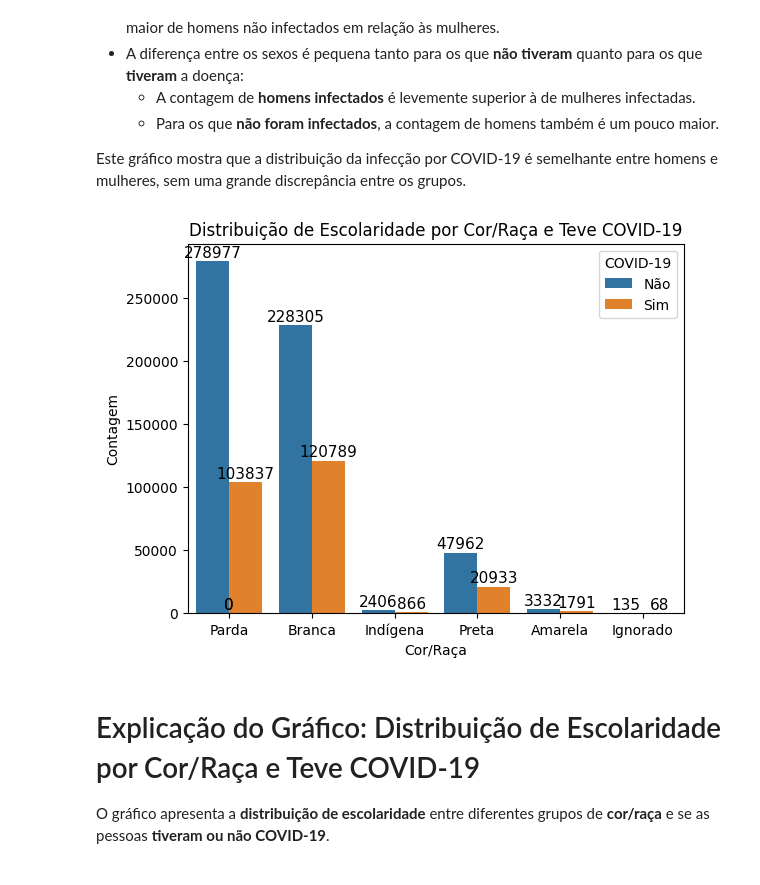
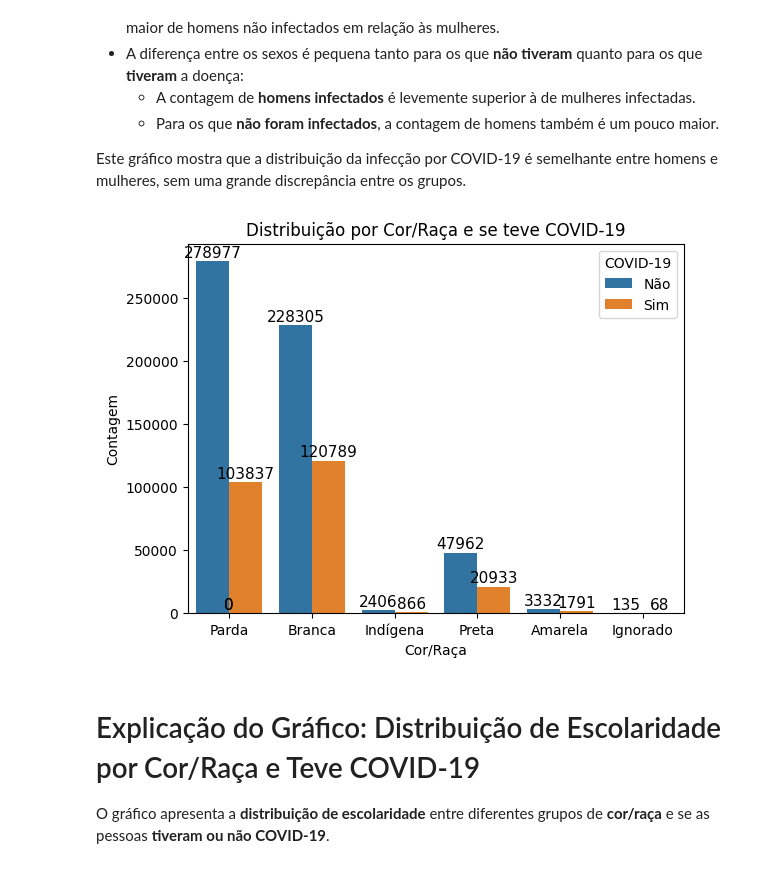
Before and after one commit to tsrodr/fiap-dataanalysis-techchallenge-fase3, a Jupyter notebook: analises.ipynb, the cells around one changed output. Drawn from its saved outputs; the diff is of its cells as text; code cells hidden in the pictures.

```diff
--- a/analises.ipynb
+++ b/analises.ipynb
@@ -157,23 +157,23 @@ Este gráfico mostra que a distribuição da infecção por COVID-19 é semelhan
 # %%
     #Distribuição Covid po Cor/raça
     ax = sns.countplot(data=df, x='cor_raca', hue='teve_covid')
 
-    plt.title('Distribuição de Escolaridade por Cor/Raça e Teve COVID-19')
+    plt.title('Distribuição por Cor/Raça e se teve COVID-19')
     plt.xlabel('Cor/Raça')
     plt.ylabel('Contagem')
 
     for p in ax.patches:
         ax.annotate(f'{int(p.get_height())}',
                     (p.get_x() + p.get_width() / 2., p.get_height()),
                     ha='center', va='baseline',
                     fontsize=11, color='black', xytext=(0, 3),
                     textcoords='offset points')
 
     plt.legend(title='COVID-19', loc='upper right')
 
     plt.show()
 # %% [output]
-[figure, old version]
+[figure, new version]
 # %% [markdown]
 # Explicação do Gráfico: Distribuição de Escolaridade por Cor/Raça e Teve COVID-19
 
```
